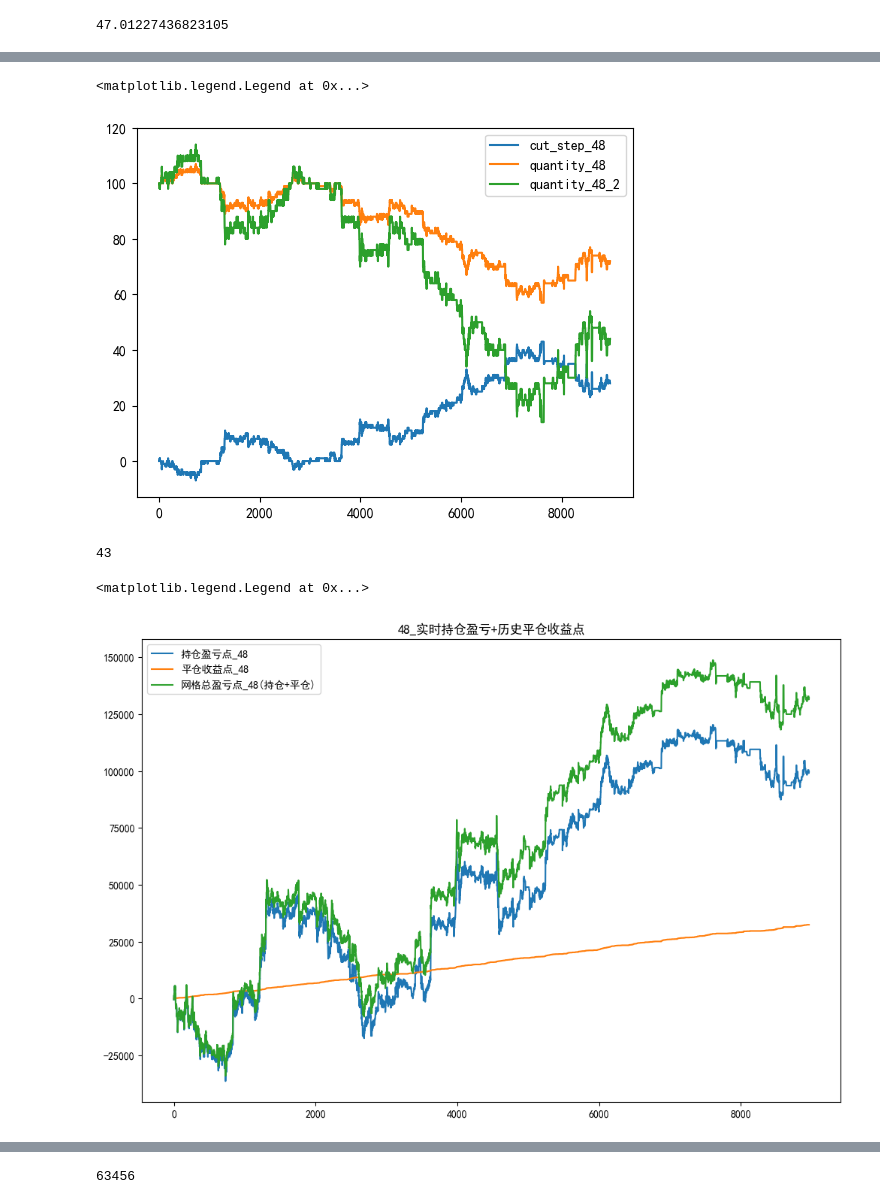
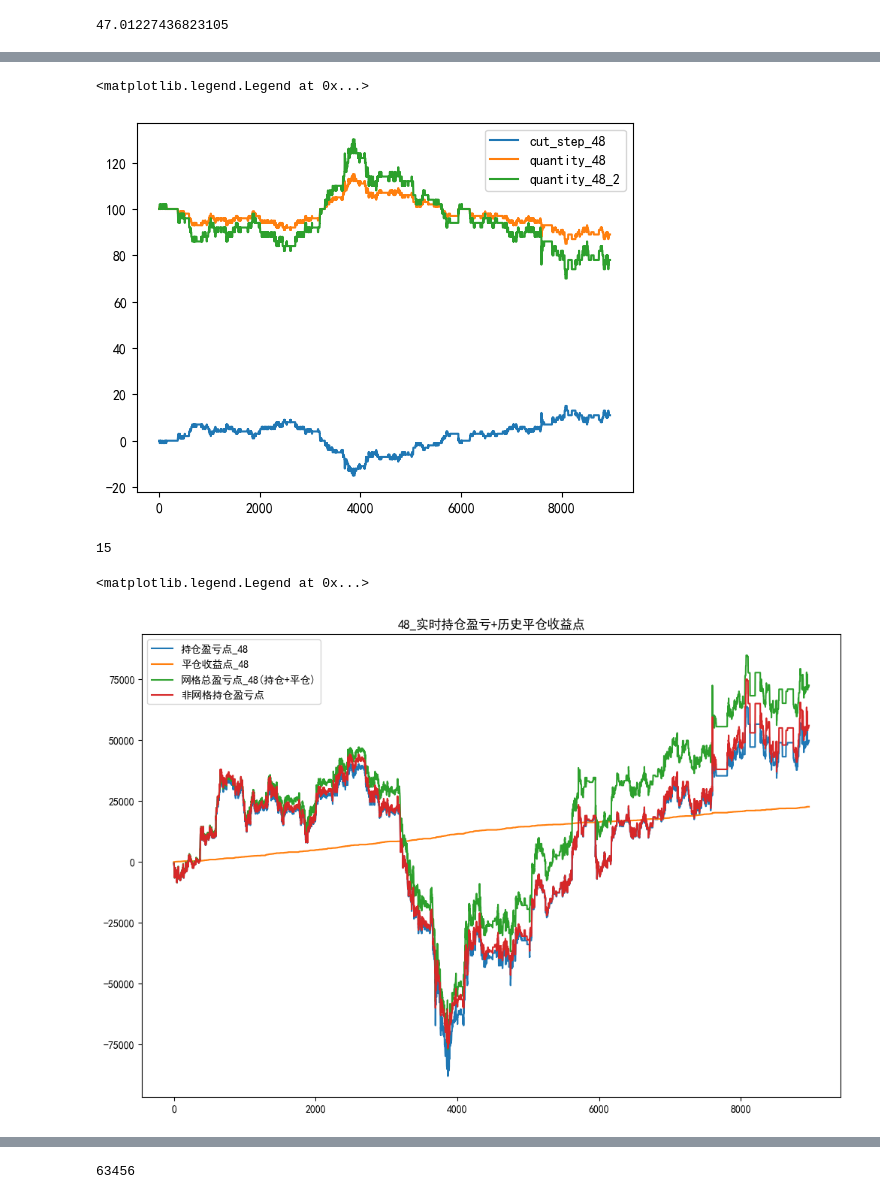
Before and after one commit to ideatechresearch/patent_invest, a Jupyter notebook: 期货历史网格测算.ipynb, the cells around one changed output, grey strips where cells are left out. Saved outputs shown, nothing was run; the diff lists cells and outputs as text; code cells hidden in the pictures.

```diff
--- a/期货历史网格测算.ipynb
+++ b/期货历史网格测算.ipynb
@@ -164,5 +150,5 @@ soup
 # %%
-data=pd.read_excel('data\SHFE_al2201.xlsx')
+data=pd.read_excel('data\SHFE_al2211.xlsx')
 data.head()
 # %% [output]
 |  | datetime | open | high | low | close | volume | open_oi | close_oi | duration |
@@ -425,24 +413,25 @@ plt.plot(data['quantity_48_2'],label='quantity_48_2')
 plt.legend()
 # %% [output]
 <matplotlib.legend.Legend at 0x...>
-[figure, old version]
+[figure, new version]
 # %%
 data['cut_step_48'].max()
 # %% [output]
-43
+15
 # %%
 data['cutdiff_48']=data['cut_step_48'].diff(1)
 data['持仓盈亏点_48']=data['diff_begin']*data['quantity_48']
 data['持仓盈亏点_48_2']=data['diff_begin']*data['quantity_48_2']
 data['平仓收益点_48']=np.where(data['cutdiff_48']>0,data['cutdiff_48']*48*1,0).cumsum()
 data['平仓收益点_48_2']=np.where(data['cutdiff_48']>0,data['cutdiff_48']*48*2,0).cumsum()
 
 data[['持仓盈亏点_48','平仓收益点_48']].plot(title='48_实时持仓盈亏+历史平仓收益点',figsize=(12,8))
 (data['持仓盈亏点_48']+data['平仓收益点_48']).plot(label='网格总盈亏点_48(持仓+平仓)')
+(data['diff_begin']*100).plot(label='非网格持仓盈亏点')
 plt.legend()
 # %% [output]
 <matplotlib.legend.Legend at 0x...>
-[figure, old version]
+[figure, new version]
 # %%
 data[['持仓盈亏点_48_2','平仓收益点_48_2']].plot(title='48_2实时持仓盈亏+历史平仓收益点',figsize=(12,8))
 (data['持仓盈亏点_48_2']+data['平仓收益点_48_2']).plot(label='网格总盈亏点_48_2(持仓+平仓)')
```
Also changed, not shown: parts of 61 cells of this notebook.
